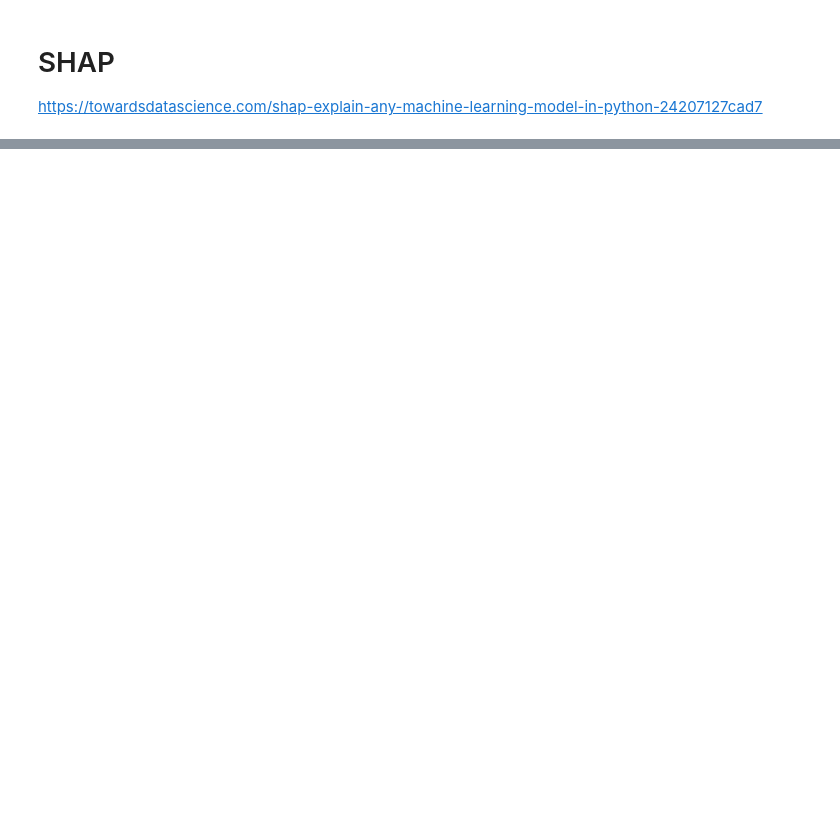
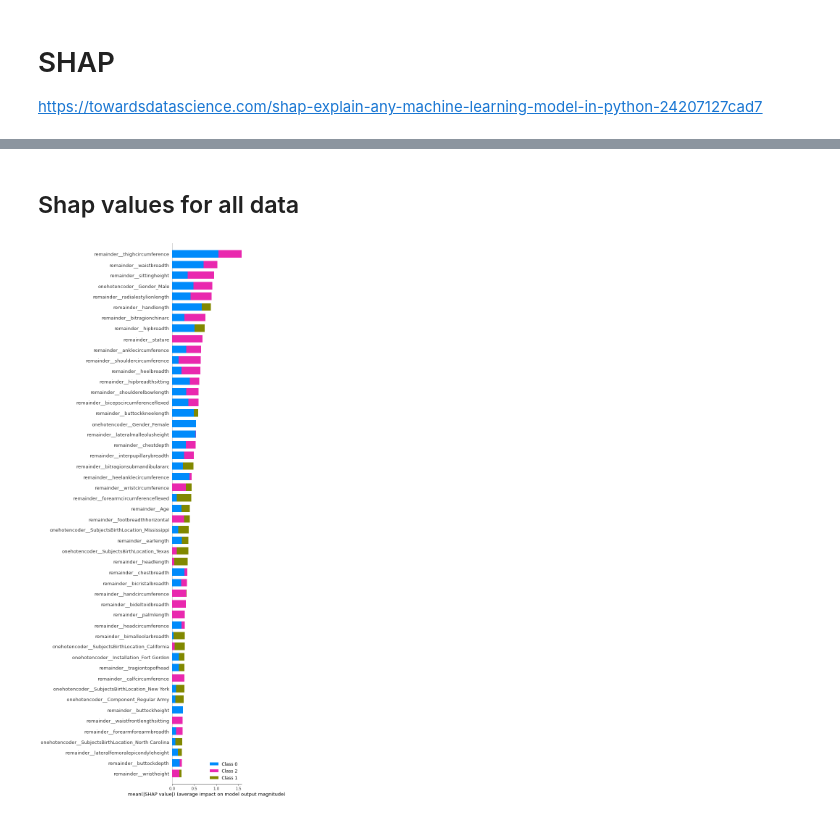
Before and after one commit to glcn35/ML11, a Jupyter notebook: soldier_race_project_D1178_gülcan.ipynb, the cells around one changed output, grey strips where cells are left out. Cells and saved outputs as stored; diff of their text form; code cells hidden in the pictures; blank space fills up the shorter version.

```diff
--- a/soldier_race_project_D1178_gülcan.ipynb
+++ b/soldier_race_project_D1178_gülcan.ipynb
@@ -1603,0 +1743,4 @@ from imblearn.pipeline import Pipeline
+# %%
+smote_pipeline = imbpipeline(steps=operations)
+# %%
+smote_pipeline.fit(X_train, y_train)
@@ -1653,0 +1799,12 @@ shap.summary_plot(shap_values, X_train,max_display=300,feature_names = X.columns
+# %%
+column_trans_shap = make_column_transformer((OneHotEncoder(handle_unknown="ignore", sparse=False), cat),
+                                       remainder=MinMaxScaler())
+
+X_train_trans = column_trans_shap.fit_transform(X_train)
+X_test_trans = column_trans_shap.transform(X_test)
+
+model_shap = LogisticRegression(class_weight='balanced',max_iter=10000, random_state=101, penalty="l1", solver='saga')
+
+model_shap.fit(X_train_trans, y_train)
+
+# shap değerleri tüm featurelar için çıkıyor ama bu data için sagada çıkmadı
@@ -1653,0 +1889,3 @@ shap.summary_plot(shap_values, X_train,max_display=300,feature_names = X.columns
+# %%
+features = column_trans_shap.get_feature_names_out(X_train.columns)
+features
@@ -1653,0 +1910,12 @@ shap.summary_plot(shap_values, X_train,max_display=300,feature_names = X.columns
+# %% [markdown]
+## Shap values for all data
+# %%
+import shap
+
+explainer = shap.LinearExplainer(model_shap, X_train_trans) #LinearExplainer knn svm
+
+shap_values = explainer.shap_values(X_test_trans)
+
+shap.summary_plot(shap_values, X_test_trans, max_display=50,feature_names = features, plot_type="bar")
+# %% [output]
+[figure, added]
```
Also changed, not shown: parts of 70 cells of this notebook.
